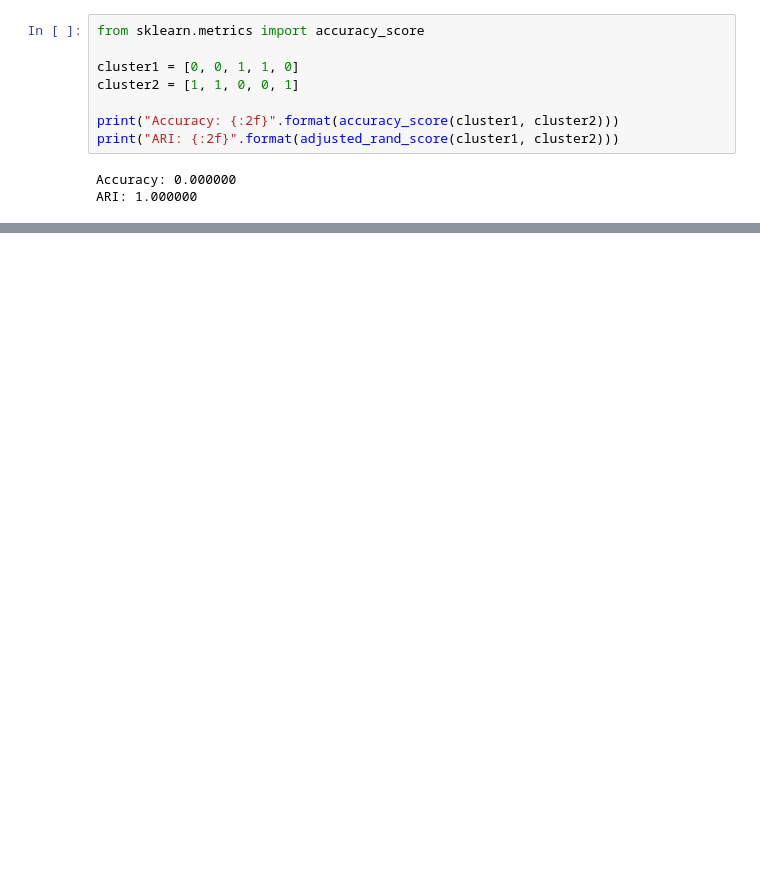
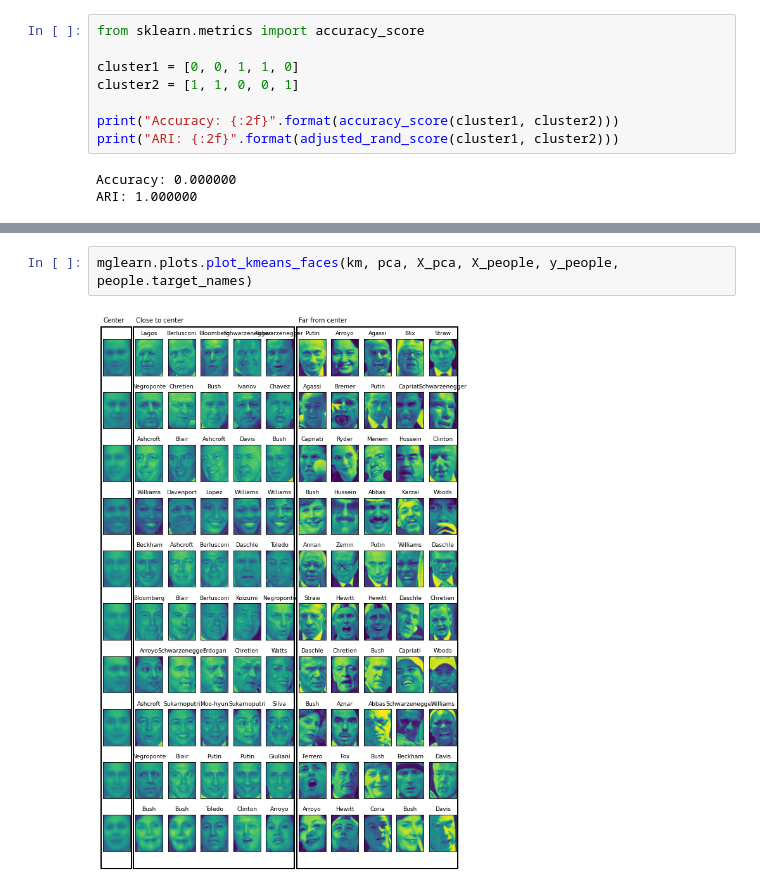
Before and after one commit to kairi812/Machine-Learning-Beginners, a Jupyter notebook: clustering_evaluate.ipynb, the cells around one changed output, grey strips where cells are left out. Drawn from its saved outputs; the diff is of its cells as text; blank space fills up the shorter version.

```diff
--- a/clustering_evaluate.ipynb
+++ b/clustering_evaluate.ipynb
@@ -96,0 +209,4 @@ for ax, algorithm in zip(axes[1:], algorithms):
+# %%
+mglearn.plots.plot_kmeans_faces(km, pca, X_pca, X_people, y_people, people.target_names)
+# %% [output]
+[figure, added]
```
Also changed, not shown: parts of 17 cells of this notebook.
